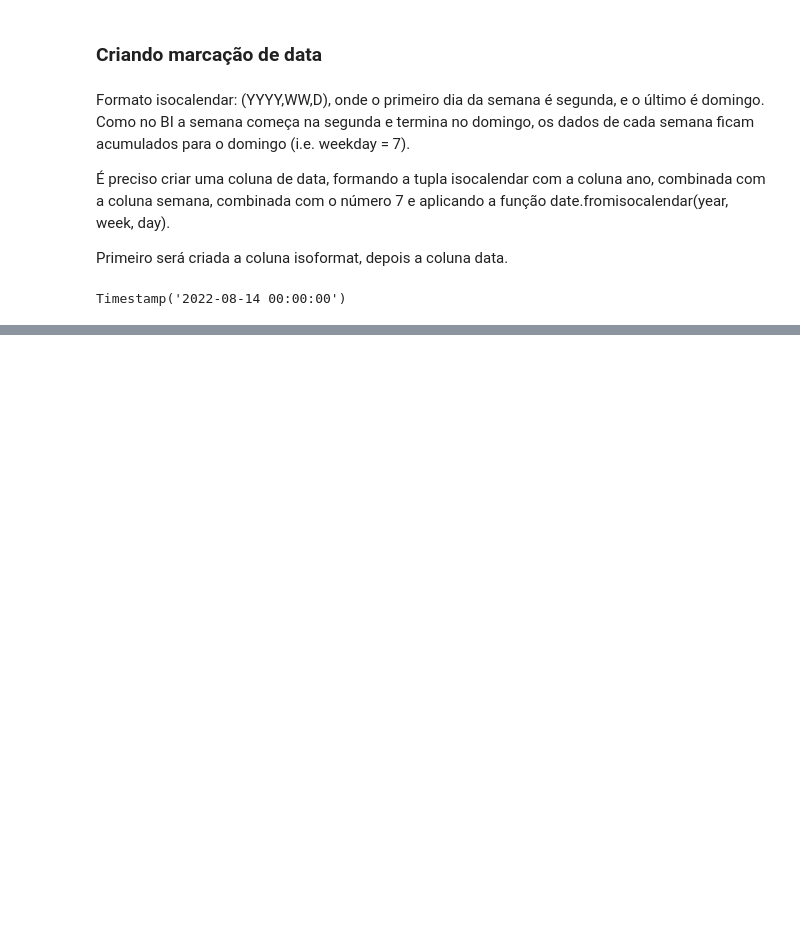
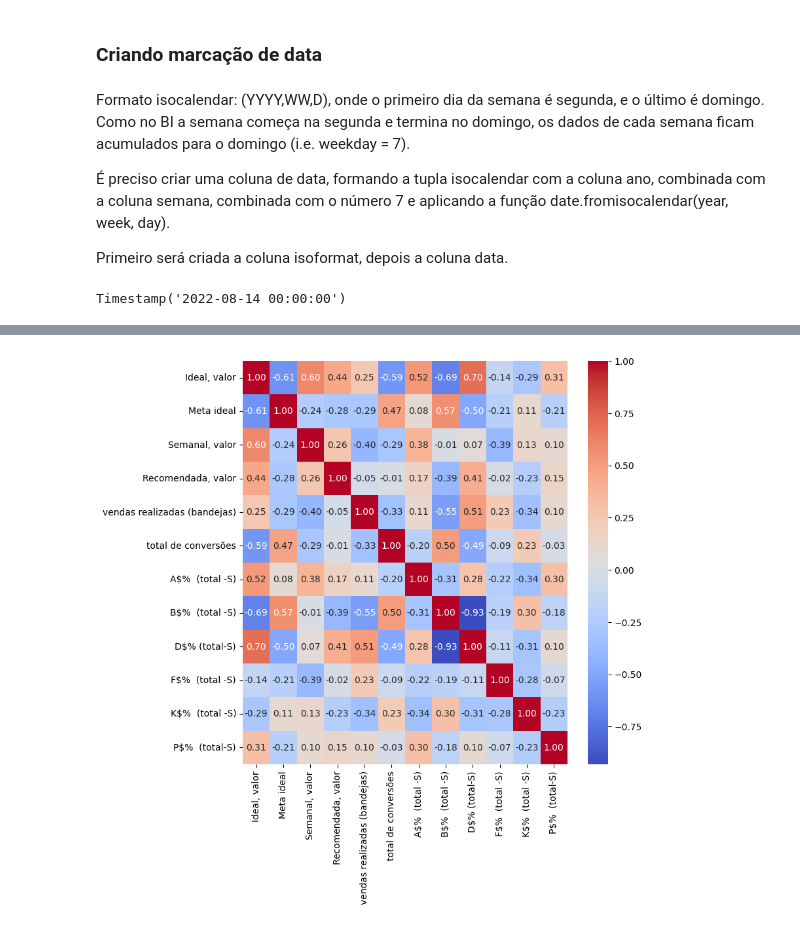
Before and after one commit to gabbmelo/bonus_bandejas, a Jupyter notebook: bandeja_bonus.ipynb, the cells around one changed output, grey strips where cells are left out. Saved outputs shown, nothing was run; the diff lists cells and outputs as text; code cells hidden in the pictures; blank space fills up the shorter version.

```diff
--- a/bandeja_bonus.ipynb
+++ b/bandeja_bonus.ipynb
@@ -129,0 +206,4 @@ TypeError: 'tuple' object cannot be interpreted as an integer
+# %%
+df_correlacao = df.drop(labels=['Ano', 'Semana', 'date', 'Equiv. product line', 'Meta ajustada', 'Dif. Meta/conversões', 'eficiência de conversão', '% valor ideal', 'meta de conversões', 'eficiência de conversão', '% meta de vendas',
+       '% valor ideal', 'Conversões + Equiv. Prod. Line', 'var. % movimento', 'S$%  (total -S)', '$%  (Total-S)'], axis=1)
+df_correlacao
@@ -129,0 +224,8 @@ TypeError: 'tuple' object cannot be interpreted as an integer
+# %%
+from matplotlib.colors import ListedColormap
+corr_matrix = df_correlacao.corr(method = 'pearson') # Matriz de correlação
+plt.figure(figsize=(8,8)) # Dimensionamento da figura
+sns.heatmap(corr_matrix, annot=True, cmap='coolwarm', fmt = '.2f') # Mapa de calor + Matriz
+plt.show()
+# %% [output]
+[figure, added]
```
Also changed, not shown: parts of 26 cells of this notebook.
